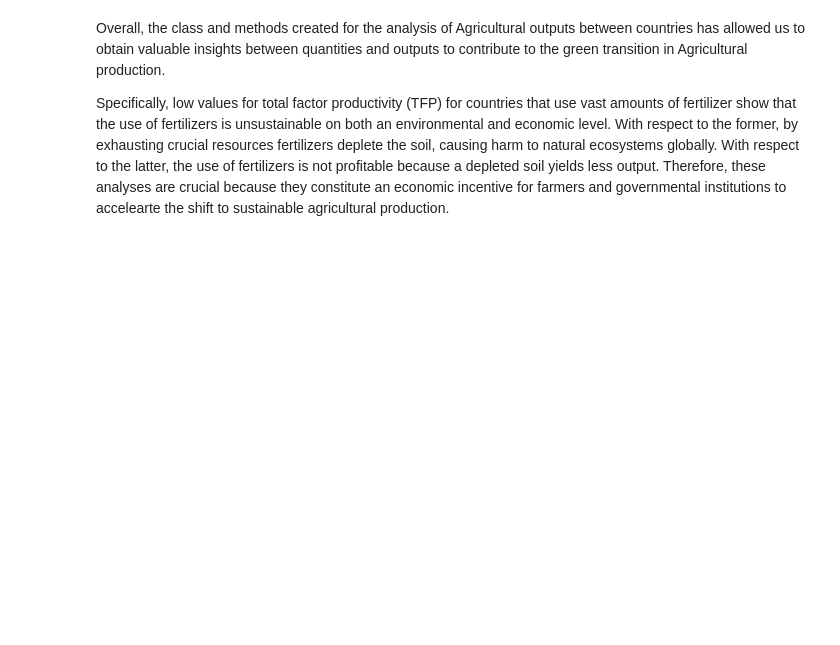
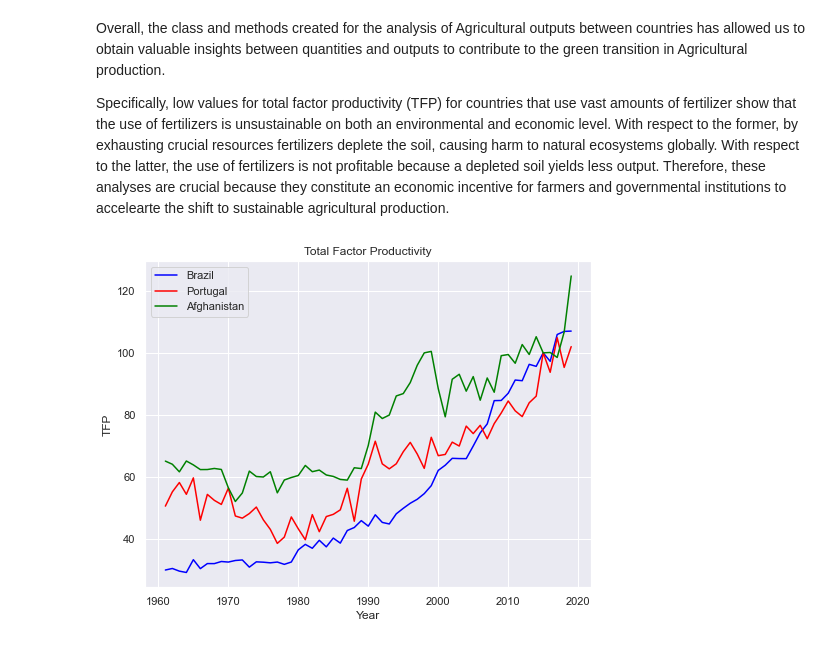
Before and after one commit to monica-navas-m/Advanced-Programming-for-Data-Science, a Jupyter notebook: showcase.ipynb, the cells around one changed output. Saved outputs shown, nothing was run; the diff lists cells and outputs as text; code cells hidden in the pictures; blank space fills up the shorter version.

```diff
--- a/showcase.ipynb
+++ b/showcase.ipynb
@@ -54,0 +56,4 @@ Specifically, low values for total factor productivity (TFP) for countries that
+# %%
+agros.predictor(['Brazil','Portugal','Afghanistan'])
+# %% [output]
+[figure, added]
```
Also changed, not shown: parts of 5 cells of this notebook, 1 other file.
